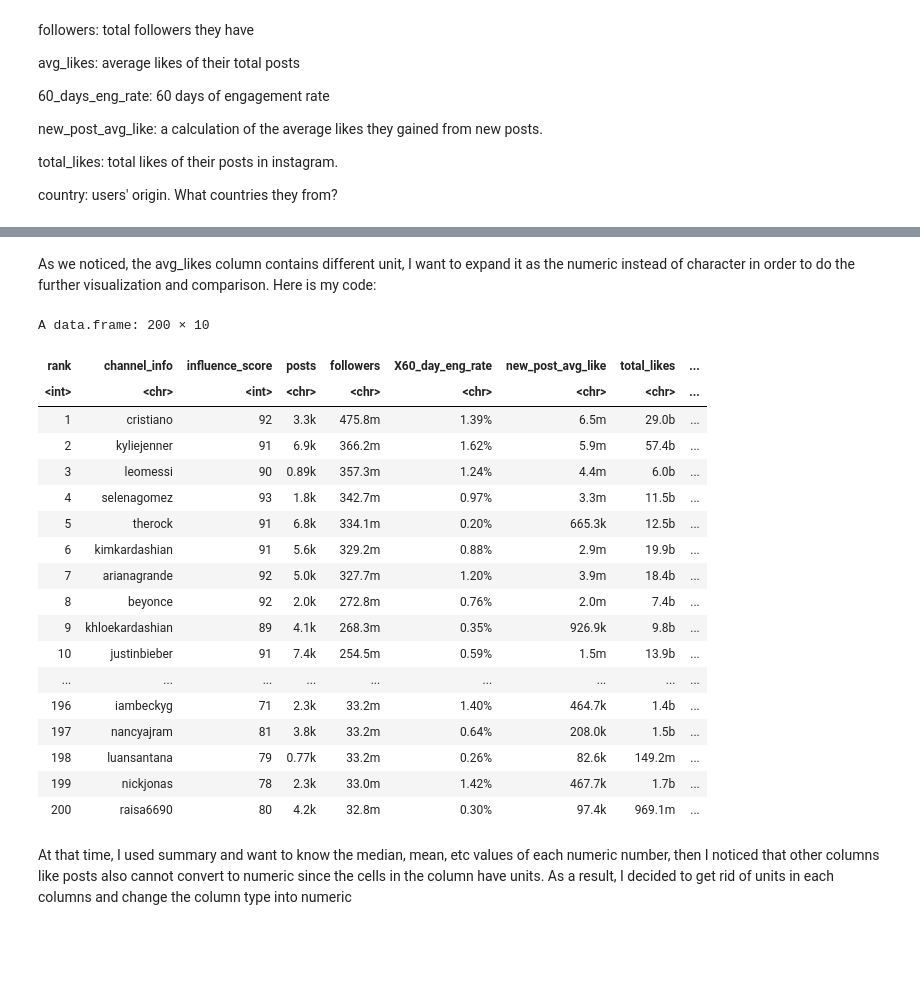
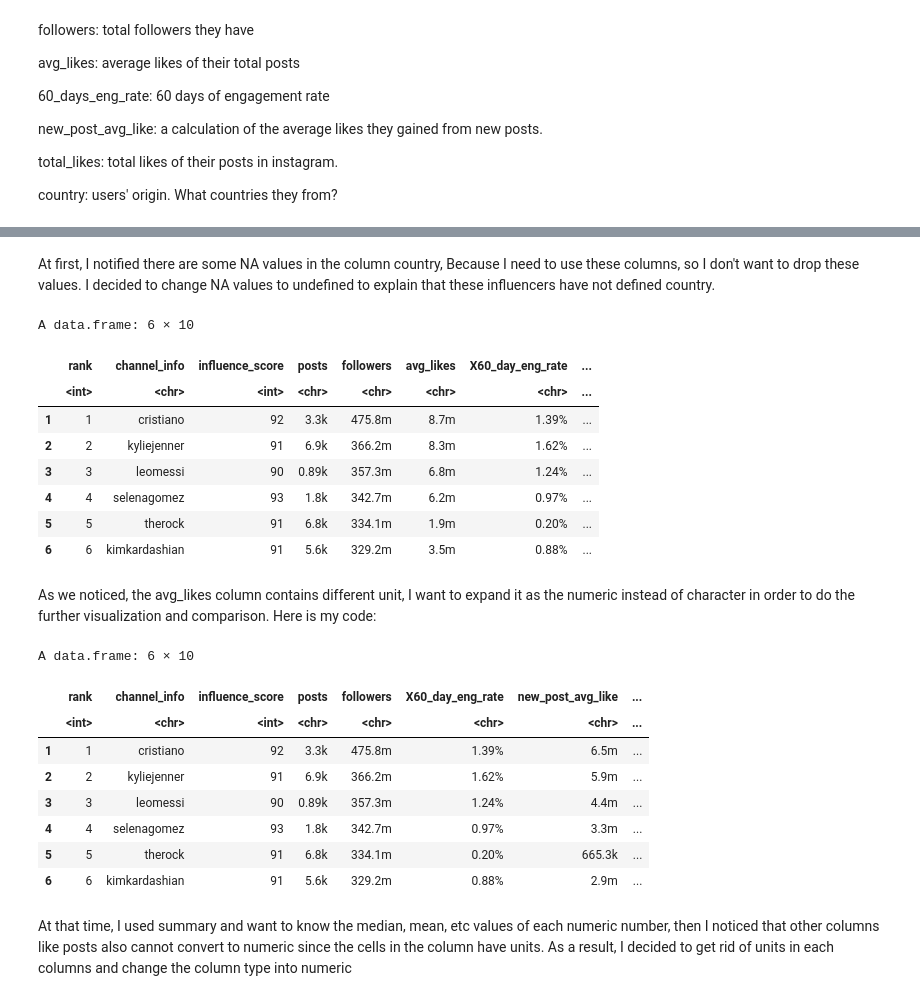
Before and after one commit to anly501/anly-501-project-YilinYang2000, a Jupyter notebook: codes/02-data-cleaning/data-cleaning.ipynb, the cells around one changed output, grey strips where cells are left out. Cells and saved outputs as stored; diff of their text form; code cells hidden in the pictures; blank space fills up the shorter version.

```diff
--- a/codes/02-data-cleaning/data-cleaning.ipynb
+++ b/codes/02-data-cleaning/data-cleaning.ipynb
@@ -415,35 +447,41 @@ A data.frame: 200 × 10
+# %% [markdown]
+At first, I notified there are some NA values in the column country, Because I need to use these columns, so I don't want to drop these values. I decided to change NA values to undefined to explain that these influencers have not defined country.
+# %%
+instagram_infl$country[instagram_infl$country==""] <- "Undefined"
+# %%
+head(instagram_infl)
+# %% [output]
+A data.frame: 6 × 10
+|  | rank | channel_info | influence_score | posts | followers | avg_likes | X60_day_eng_rate | ... |
+|  | <int> | <chr> | <int> | <chr> | <chr> | <chr> | <chr> | ... |
+| 1 | 1 | cristiano | 92 | 3.3k | 475.8m | 8.7m | 1.39% | ... |
+| 2 | 2 | kyliejenner | 91 | 6.9k | 366.2m | 8.3m | 1.62% | ... |
+| 3 | 3 | leomessi | 90 | 0.89k | 357.3m | 6.8m | 1.24% | ... |
+| 4 | 4 | selenagomez | 93 | 1.8k | 342.7m | 6.2m | 0.97% | ... |
+| 5 | 5 | therock | 91 | 6.8k | 334.1m | 1.9m | 0.20% | ... |
+| 6 | 6 | kimkardashian | 91 | 5.6k | 329.2m | 3.5m | 0.88% | ... |
 # %% [markdown]
 As we noticed, the avg_likes column contains different unit, I want to expand it as the numeric instead of character in order to do the further visualization and comparison. Here is my code:
 # %%
 library(stringr)
 instagram_infl$avg_likes1 <- str_extract(instagram_infl$avg_likes, "\\d+\\.?\\d*") #extract number without units
 instagram_infl$avg_likes1unit <- str_sub(instagram_infl$avg_likes,-1) #extract units since units are last words
 instagram_infl$avg_likes1 <- as.numeric(instagram_infl$avg_likes1) #change the new column datatype as num
 instagram_infl$avg_likes1 <- ifelse(instagram_infl$avg_likes1unit == 'm', instagram_infl$avg_likes1*1000000, instagram_infl$avg_likes1*1000)
 #Since the unit is different, I used the ifelse function to do the further calculation
 instagram_infl <- select(instagram_infl,-c(avg_likes,avg_likes1unit))#Drop useless columns
 names(instagram_infl)[names(instagram_infl)=='avg_likes1'] <- 'avg_likes'#rename columns
-instagram_infl
+head(instagram_infl)
 # %% [output]
-A data.frame: 200 × 10
+A data.frame: 6 × 10
-| rank | channel_info | influence_score | posts | followers | X60_day_eng_rate | new_post_avg_like | total_likes | ... |
-| <int> | <chr> | <int> | <chr> | <chr> | <chr> | <chr> | <chr> | ... |
-| 1 | cristiano | 92 | 3.3k | 475.8m | 1.39% | 6.5m | 29.0b | ... |
-| 2 | kyliejenner | 91 | 6.9k | 366.2m | 1.62% | 5.9m | 57.4b | ... |
-| 3 | leomessi | 90 | 0.89k | 357.3m | 1.24% | 4.4m | 6.0b | ... |
-| 4 | selenagomez | 93 | 1.8k | 342.7m | 0.97% | 3.3m | 11.5b | ... |
-| 5 | therock | 91 | 6.8k | 334.1m | 0.20% | 665.3k | 12.5b | ... |
-| 6 | kimkardashian | 91 | 5.6k | 329.2m | 0.88% | 2.9m | 19.9b | ... |
-| 7 | arianagrande | 92 | 5.0k | 327.7m | 1.20% | 3.9m | 18.4b | ... |
-| 8 | beyonce | 92 | 2.0k | 272.8m | 0.76% | 2.0m | 7.4b | ... |
-| 9 | khloekardashian | 89 | 4.1k | 268.3m | 0.35% | 926.9k | 9.8b | ... |
-| 10 | justinbieber | 91 | 7.4k | 254.5m | 0.59% | 1.5m | 13.9b | ... |
-| ... | ... | ... | ... | ... | ... | ... | ... | ... |
-| 196 | iambeckyg | 71 | 2.3k | 33.2m | 1.40% | 464.7k | 1.4b | ... |
-| 197 | nancyajram | 81 | 3.8k | 33.2m | 0.64% | 208.0k | 1.5b | ... |
-| 198 | luansantana | 79 | 0.77k | 33.2m | 0.26% | 82.6k | 149.2m | ... |
-| 199 | nickjonas | 78 | 2.3k | 33.0m | 1.42% | 467.7k | 1.7b | ... |
-| 200 | raisa6690 | 80 | 4.2k | 32.8m | 0.30% | 97.4k | 969.1m | ... |
+|  | rank | channel_info | influence_score | posts | followers | X60_day_eng_rate | new_post_avg_like | ... |
+|  | <int> | <chr> | <int> | <chr> | <chr> | <chr> | <chr> | ... |
+| 1 | 1 | cristiano | 92 | 3.3k | 475.8m | 1.39% | 6.5m | ... |
+| 2 | 2 | kyliejenner | 91 | 6.9k | 366.2m | 1.62% | 5.9m | ... |
+| 3 | 3 | leomessi | 90 | 0.89k | 357.3m | 1.24% | 4.4m | ... |
+| 4 | 4 | selenagomez | 93 | 1.8k | 342.7m | 0.97% | 3.3m | ... |
+| 5 | 5 | therock | 91 | 6.8k | 334.1m | 0.20% | 665.3k | ... |
+| 6 | 6 | kimkardashian | 91 | 5.6k | 329.2m | 0.88% | 2.9m | ... |
 # %% [markdown]
 At that time, I used summary and want to know the median, mean, etc values of each numeric number, then I noticed that other columns like posts also cannot convert to numeric since the cells in the column have units. As a result, I decided to get rid of units in each columns and change the column type into numeric
 # %%
```
Also changed, not shown: parts of 24 cells of this notebook, 13 other files.
